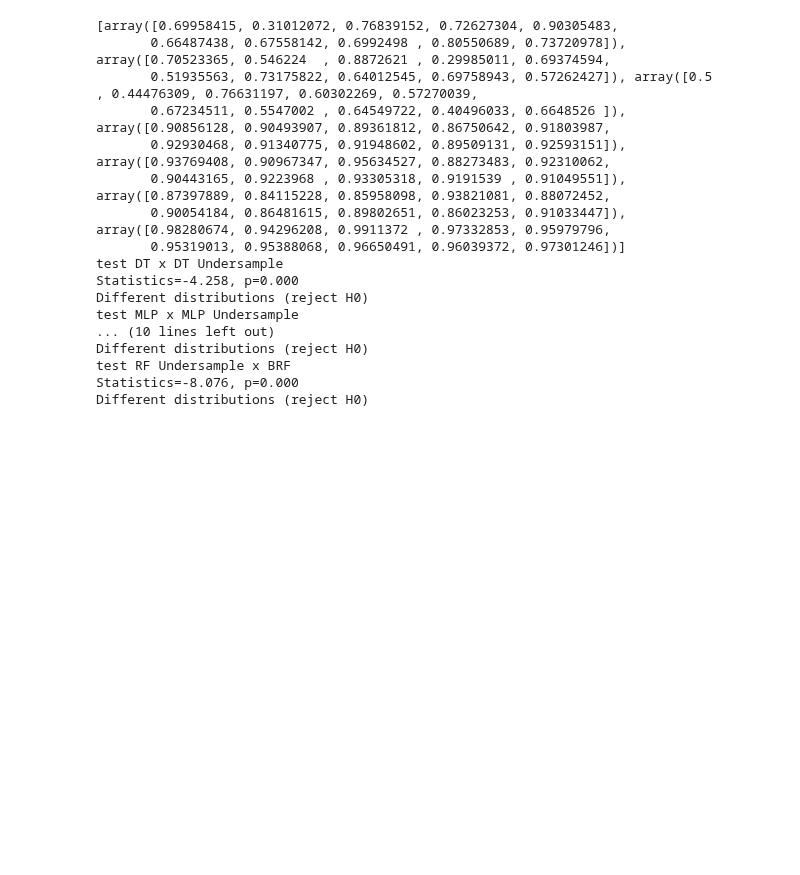
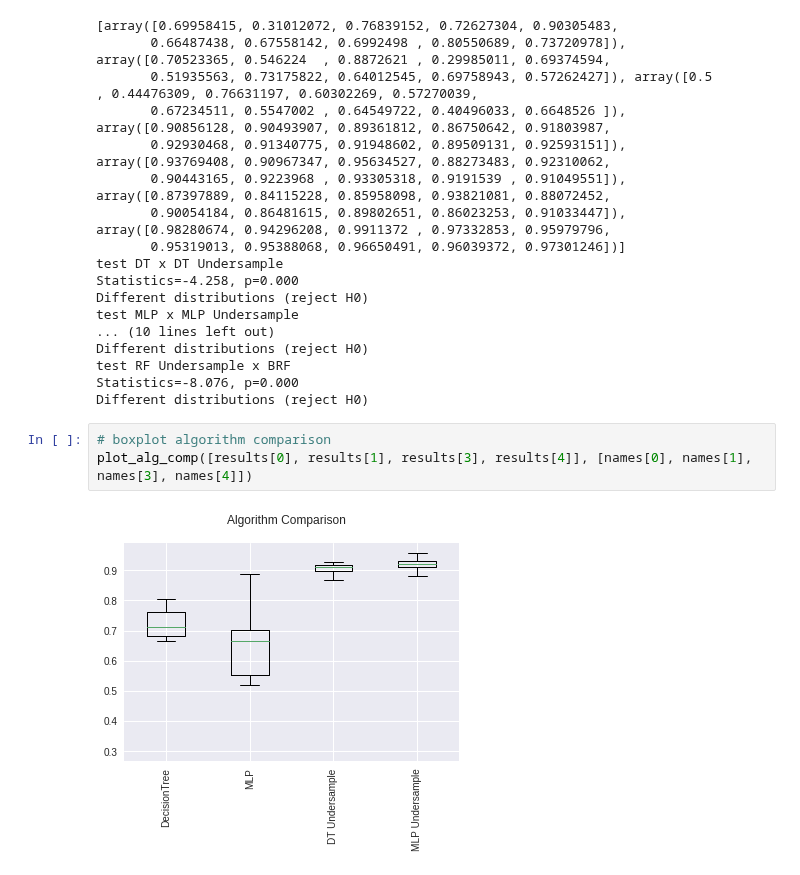
Before and after one commit to tmedeirosb/modelo_ifrn_integrado, a Jupyter notebook: PAPER_CE.ipynb, the cells around one changed output. Drawn from its saved outputs; the diff is of its cells as text; blank space fills up the shorter version.

```diff
--- a/PAPER_CE.ipynb
+++ b/PAPER_CE.ipynb
@@ -679,3 +679,8 @@ Different distributions (reject H0)
 test RF Undersample x BRF
 Statistics=-8.076, p=0.000
 Different distributions (reject H0)
+# %%
+# boxplot algorithm comparison
+plot_alg_comp([results[0], results[1], results[3], results[4]], [names[0], names[1], names[3], names[4]])
+# %% [output]
+[figure, added]
```
